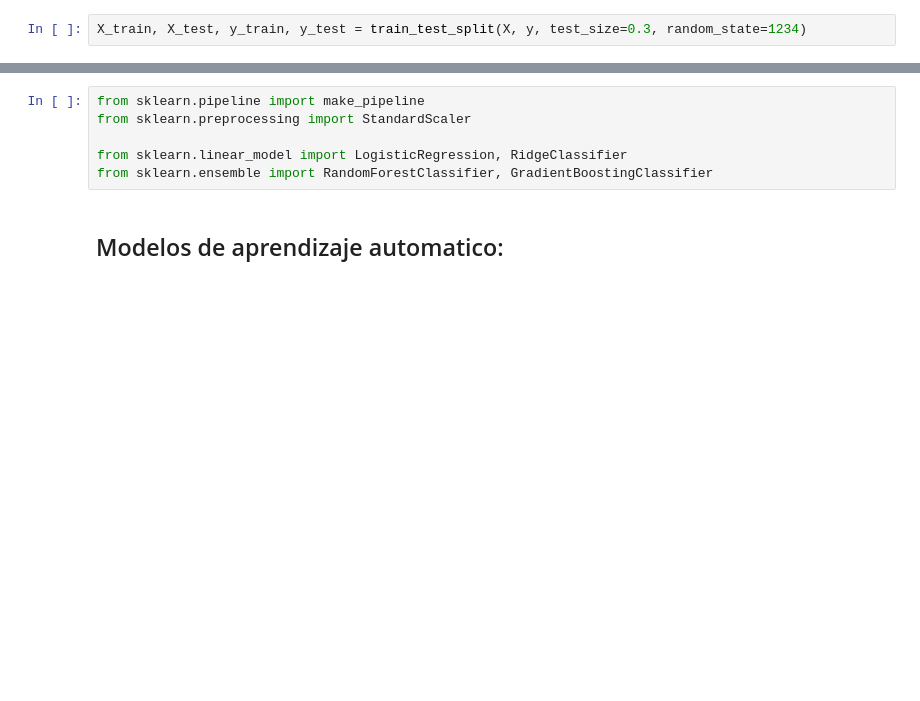
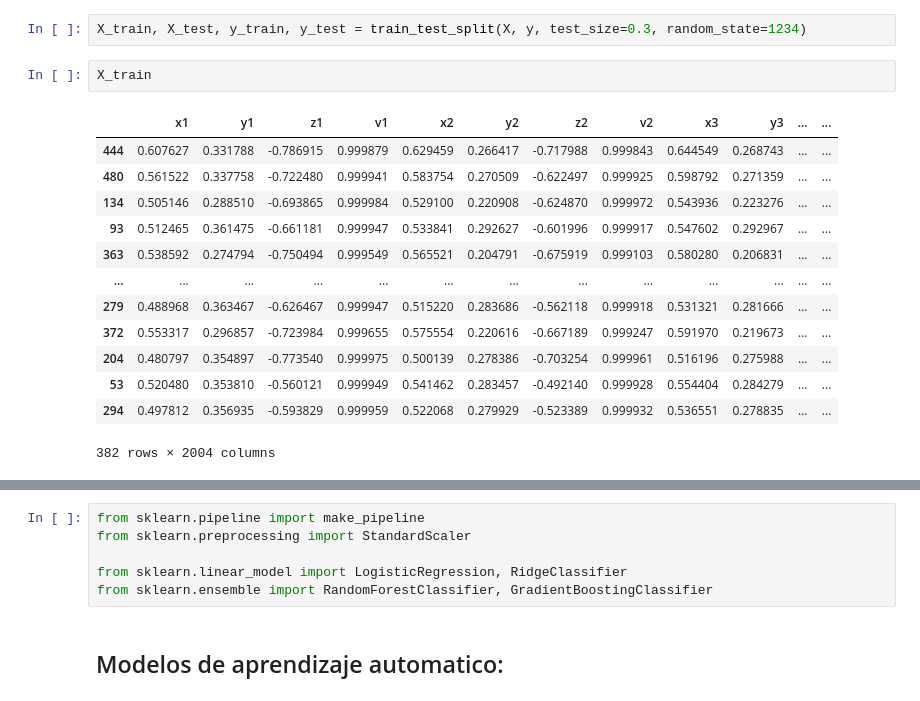
Before and after one commit to rosaainz/deteccion-lsm-mediapipe, a Jupyter notebook: holistic.ipynb, the cells around one changed output, grey strips where cells are left out. Drawn from its saved outputs; the diff is of its cells as text; blank space fills up the shorter version.

```diff
--- a/holistic.ipynb
+++ b/holistic.ipynb
@@ -253,2 +408,18 @@ Name: class, Length: 101, dtype: object
 # %%
 X_train, X_test, y_train, y_test = train_test_split(X, y, test_size=0.3, random_state=1234)
+# %%
+X_train
+# %% [output]
+|  | x1 | y1 | z1 | v1 | x2 | y2 | z2 | v2 | x3 | y3 | ... | ... |
+| 444 | 0.607627 | 0.331788 | -0.786915 | 0.999879 | 0.629459 | 0.266417 | -0.717988 | 0.999843 | 0.644549 | 0.268743 | ... | ... |
+| 480 | 0.561522 | 0.337758 | -0.722480 | 0.999941 | 0.583754 | 0.270509 | -0.622497 | 0.999925 | 0.598792 | 0.271359 | ... | ... |
+| 134 | 0.505146 | 0.288510 | -0.693865 | 0.999984 | 0.529100 | 0.220908 | -0.624870 | 0.999972 | 0.543936 | 0.223276 | ... | ... |
+| 93 | 0.512465 | 0.361475 | -0.661181 | 0.999947 | 0.533841 | 0.292627 | -0.601996 | 0.999917 | 0.547602 | 0.292967 | ... | ... |
+| 363 | 0.538592 | 0.274794 | -0.750494 | 0.999549 | 0.565521 | 0.204791 | -0.675919 | 0.999103 | 0.580280 | 0.206831 | ... | ... |
+| ... | ... | ... | ... | ... | ... | ... | ... | ... | ... | ... | ... | ... |
+| 279 | 0.488968 | 0.363467 | -0.626467 | 0.999947 | 0.515220 | 0.283686 | -0.562118 | 0.999918 | 0.531321 | 0.281666 | ... | ... |
+| 372 | 0.553317 | 0.296857 | -0.723984 | 0.999655 | 0.575554 | 0.220616 | -0.667189 | 0.999247 | 0.591970 | 0.219673 | ... | ... |
+| 204 | 0.480797 | 0.354897 | -0.773540 | 0.999975 | 0.500139 | 0.278386 | -0.703254 | 0.999961 | 0.516196 | 0.275988 | ... | ... |
+| 53 | 0.520480 | 0.353810 | -0.560121 | 0.999949 | 0.541462 | 0.283457 | -0.492140 | 0.999928 | 0.554404 | 0.284279 | ... | ... |
+| 294 | 0.497812 | 0.356935 | -0.593829 | 0.999959 | 0.522068 | 0.279929 | -0.523389 | 0.999932 | 0.536551 | 0.278835 | ... | ... |
+382 rows × 2004 columns
```
Also changed, not shown: parts of 111 cells of this notebook, 2 other files.
